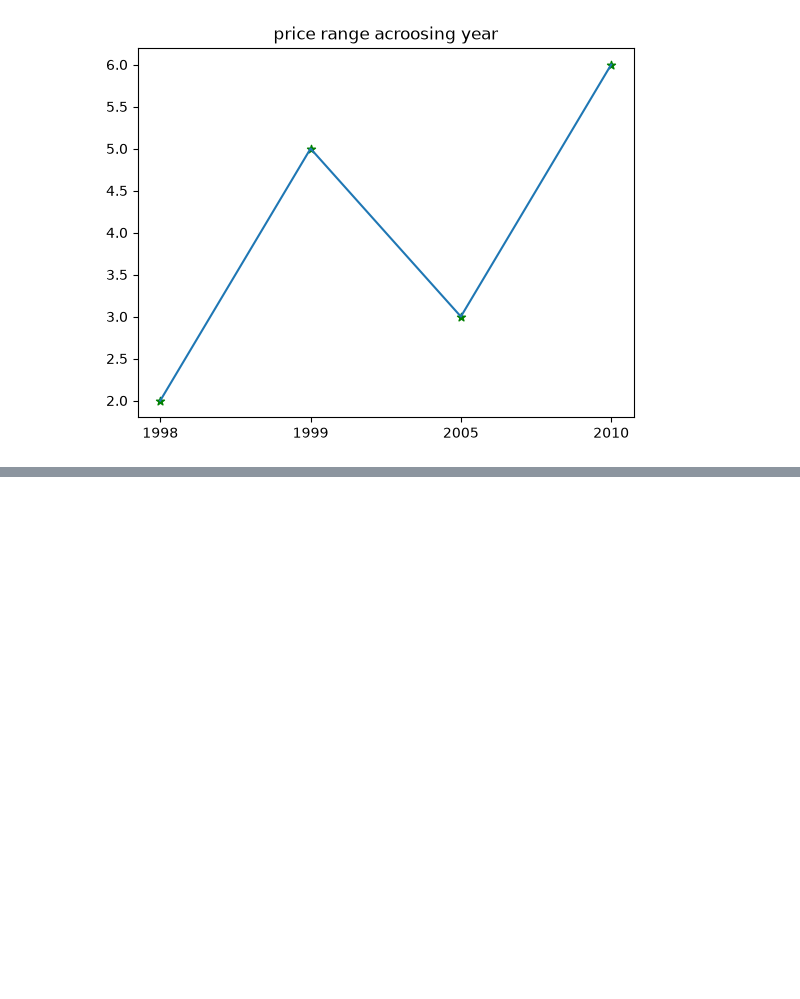
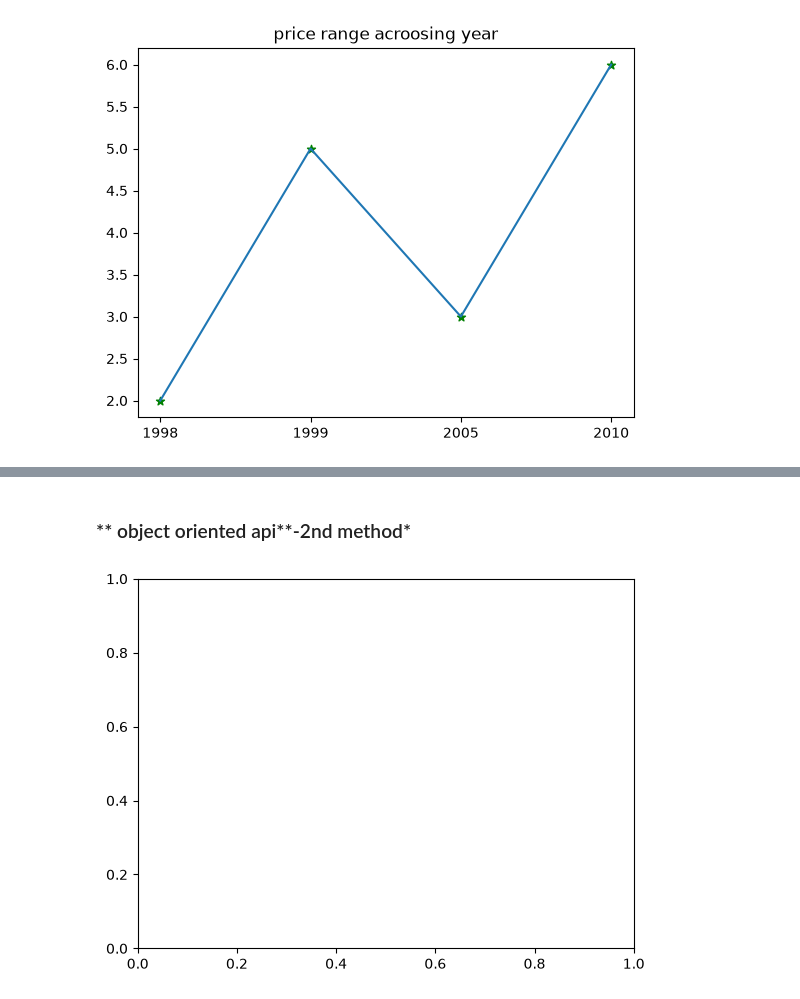
Before and after one commit to prasannadevi98/python_datalab, a Jupyter notebook: matplotlib.ipynb, the cells around one changed output, grey strips where cells are left out. Drawn from its saved outputs; the diff is of its cells as text; code cells hidden in the pictures; blank space fills up the shorter version.

```diff
--- a/matplotlib.ipynb
+++ b/matplotlib.ipynb
@@ -92,0 +120,6 @@ plt.show();
+# %% [markdown]
+### ** object oriented api**-2nd method*
+# %%
+fig,ax=plt.subplots()
+# %% [output]
+[figure, added]
```
Also changed, not shown: parts of 21 cells of this notebook.
